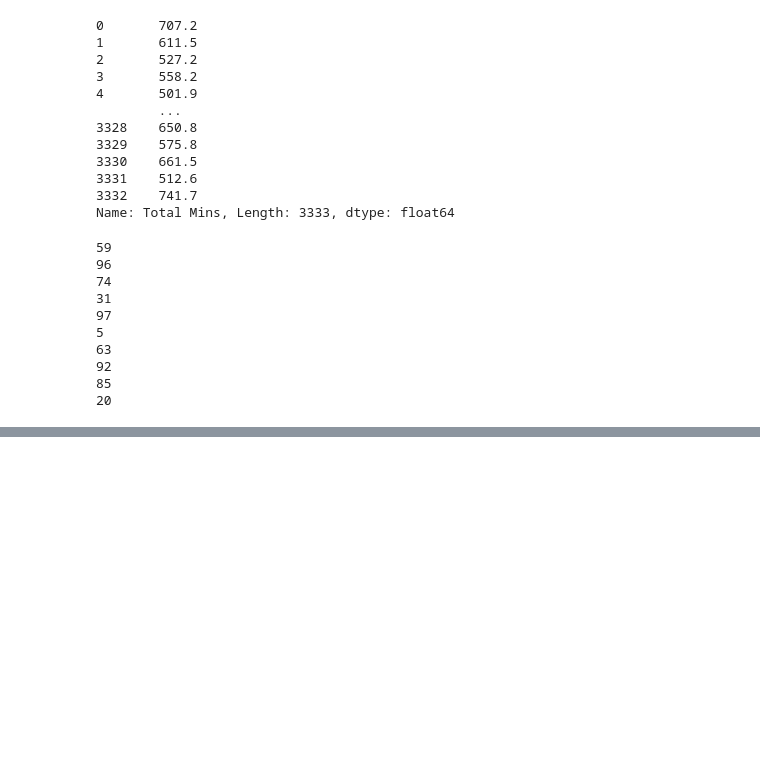
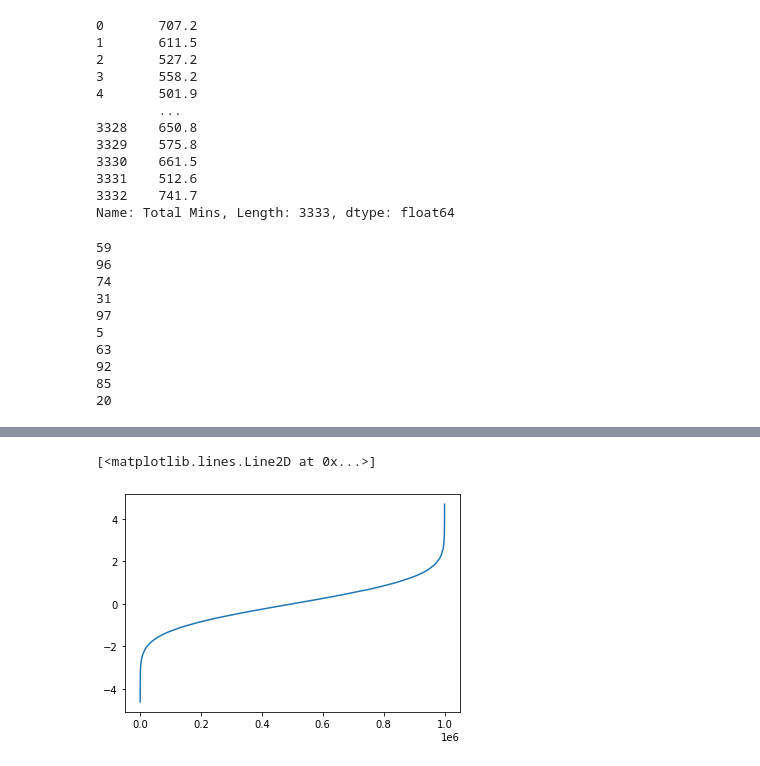
Before and after one commit to bragonzu/CursoPython, a Jupyter notebook: T2_1_DATA_WRANGLING.ipynb, the cells around one changed output, grey strips where cells are left out. Saved outputs shown, nothing was run; the diff lists cells and outputs as text; code cells hidden in the pictures; blank space fills up the shorter version.

```diff
--- a/T2_1_DATA_WRANGLING.ipynb
+++ b/T2_1_DATA_WRANGLING.ipynb
@@ -258,0 +301,5 @@ for i in range(10):
+# %%
+plt.plot(x,sorted(data))
+# %% [output]
+[<matplotlib.lines.Line2D at 0x...>]
+[figure, added]
```
Also changed, not shown: parts of 27 cells of this notebook.
